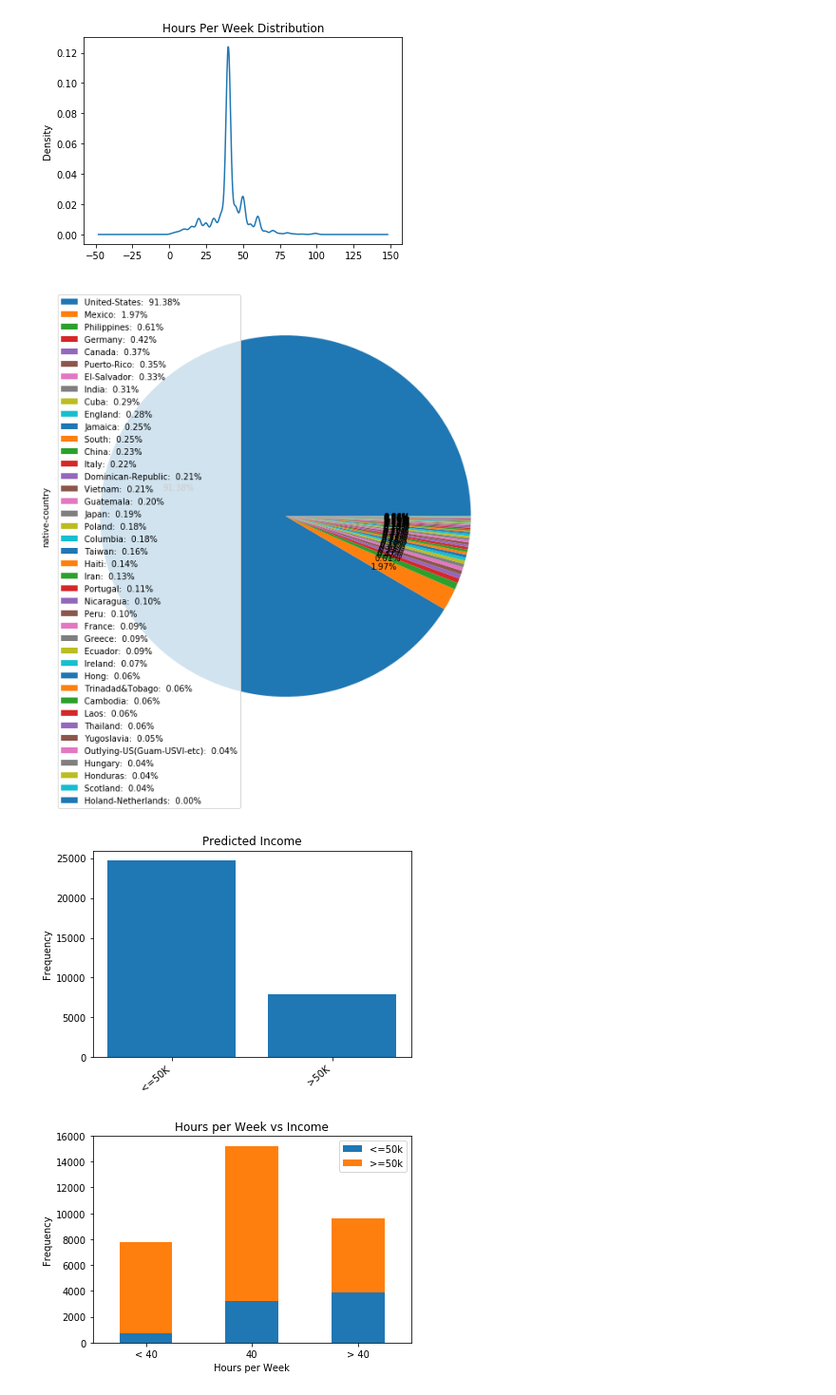
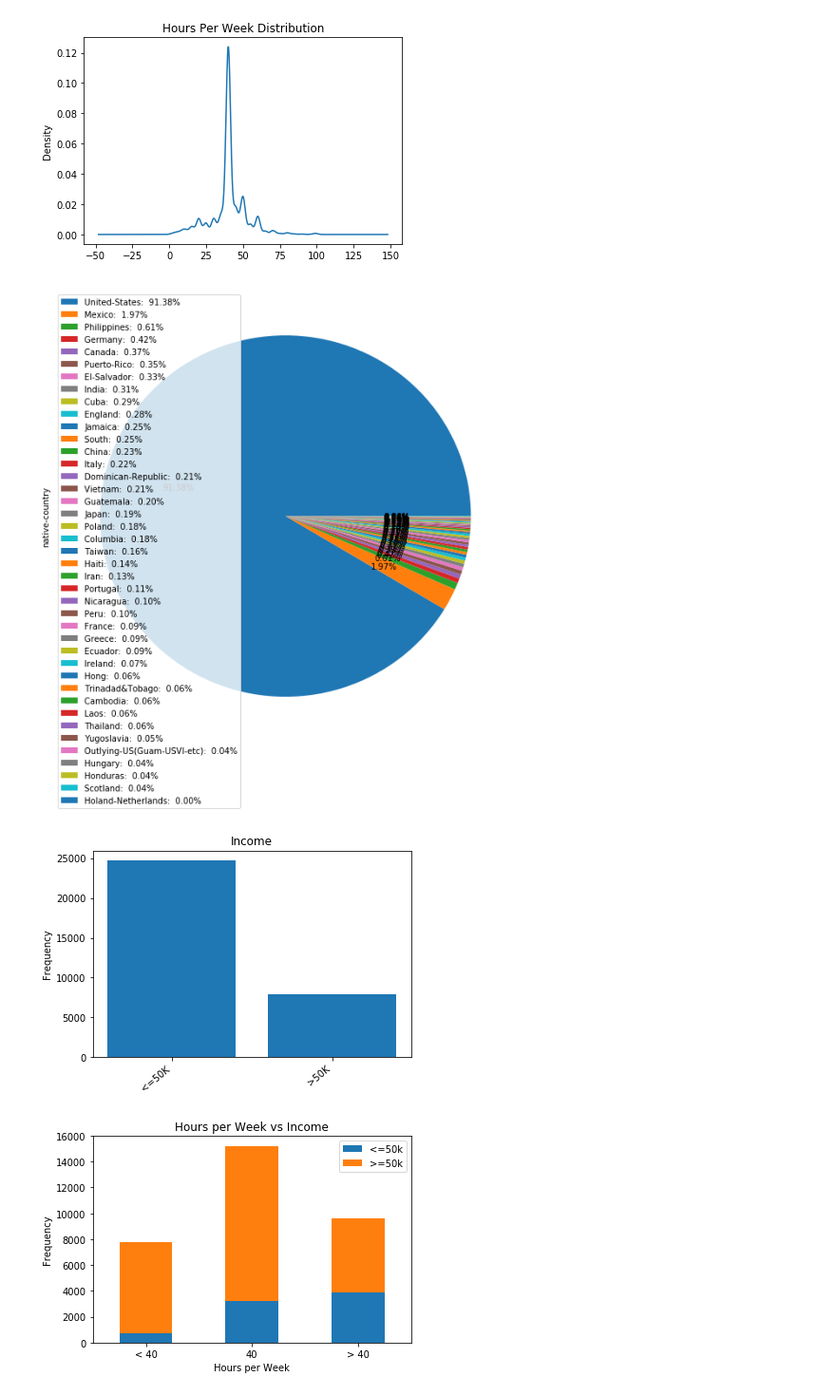
Before and after one commit to yongjiajun/Data-Science-Assignment2, a Jupyter notebook: notebook.ipynb, the cells around one changed output. Shown at 95% size. Drawn from its saved outputs; the diff is of its cells as text; code cells hidden in the pictures.

```diff
--- a/notebook.ipynb
+++ b/notebook.ipynb
@@ -181,36 +173,36 @@ plt.title('Hours Per Week Distribution')
 plt.show()
 
 # Graph 1.10: plot pie chart for 'native-country'
 data['native-country'].value_counts().plot(kind='pie',autopct='%1.2f%%', labels=None, figsize=(10,10))
 NCLabels = data['native-country'].value_counts().index.tolist()
 NCValues = data['native-country'].value_counts().tolist()
 for i in range (0, len(NCValues)):
     NCValues[i] = (float(NCValues[i])/data.shape[0])*100
 plt.legend(loc='upper left', labels=['%s:  %1.2f%%' % (l, s) for l, s in zip(NCLabels, NCValues)])
 plt.show()
 
-# Graph 1.11: plot bar chart for 'predicted income'
+# Graph 1.11: plot bar chart for 'income'
 incomeLabels = data['income'].value_counts().index.tolist()
 incomeValues = data['income'].value_counts().tolist()
 income_x = np.arange(len(incomeLabels))
 income_y = incomeValues
 incomePlot = plt.bar(income_x, income_y, align='center')
 plt.xticks(income_x, incomeLabels, rotation=40, ha="right")
 plt.ylabel('Frequency')
-plt.title('Predicted Income')
+plt.title('Income')
 plt.show()
 # %% [output]
 [figure]
 [figure]
 [figure]
 [figure]
 [figure]
 [figure]
 [figure]
 [figure]
 [figure]
 [figure]
-[figure, old version]
+[figure, new version]
 # %%
 # DATA EXPLORATION PART 2: FINDING RELATIONSHIPS BETWEEN COLUMNS #
 # %%
```
Also changed, not shown: parts of 4 cells of this notebook.
